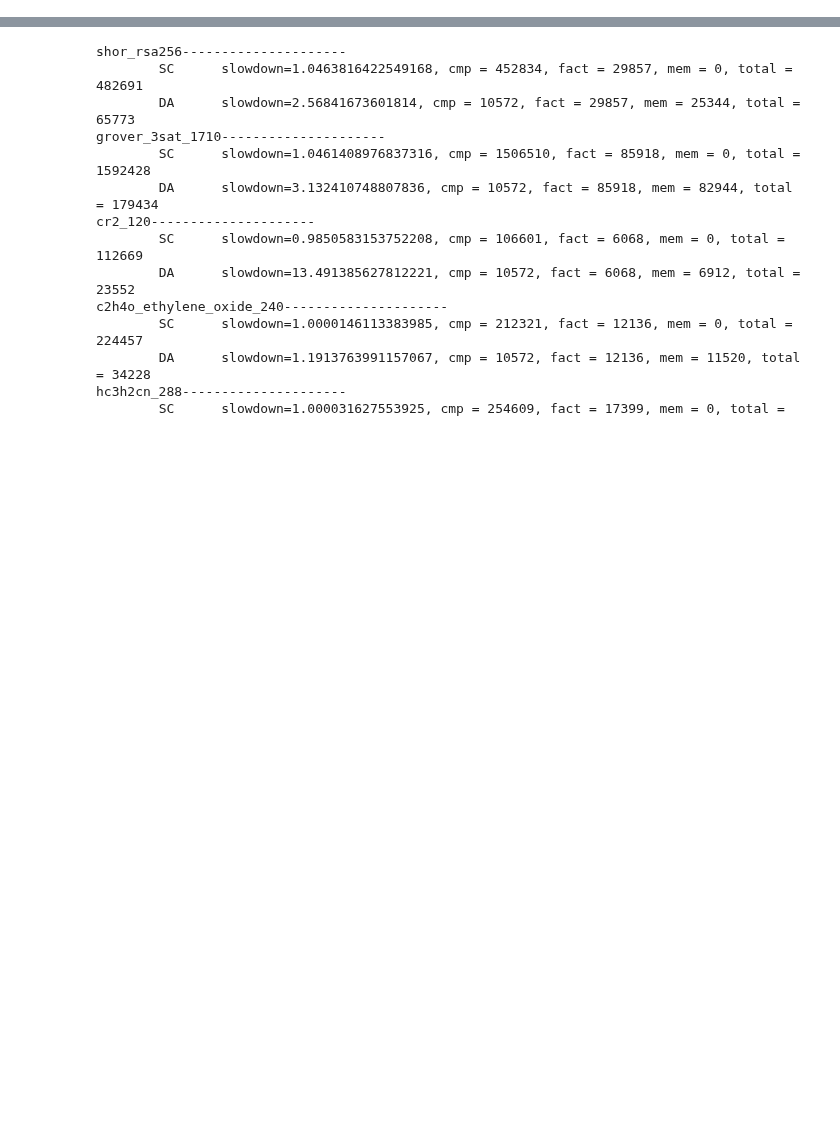
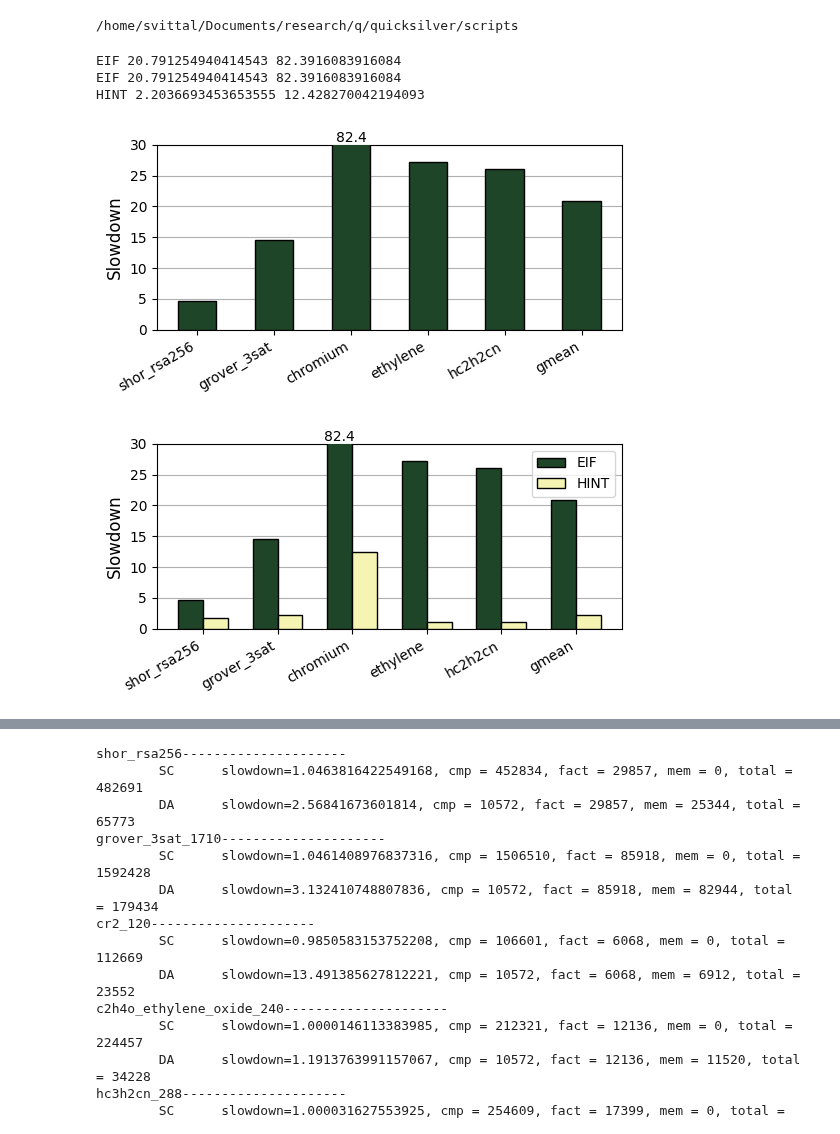
Before and after one commit to suhaskvittal/quicksilver, a Jupyter notebook: scripts/plotting.ipynb, the cells around one changed output, grey strips where cells are left out. Drawn from its saved outputs; the diff is of its cells as text; code cells hidden in the pictures; blank space fills up the shorter version.

```diff
--- a/scripts/plotting.ipynb
+++ b/scripts/plotting.ipynb
@@ -1,7 +1,15 @@
 # %%
 # author: Suhas Vittal
 # %%
-from utils import *
+import sys
+import os
+sys.path.insert(0, 'scripts')
+
+print(os.getcwd())
+
+from plotting_util import *
+# %% [output]
+/home/svittal/Documents/research/q/quicksilver/scripts
 # %%
 import matplotlib.pyplot as plt
 import numpy as np
@@ -117 +153,44 @@ s_mono_na = get_simulation_policy_results('mono_na', S_DATA_FOLDER)
+# %%
+'''
+    HINT PLOT SLOWDOWN FOR BASELINE CONFIGURATION
+'''
+
+baseline = aggregate_stats_by_policy(f'{STATS_FOLDER}/simulation_results/baseline_a12')
+eif = aggregate_stats_by_policy(f'{STATS_FOLDER}/simulation_results/eif_a12')
+hint = aggregate_stats_by_policy(f'{STATS_FOLDER}/simulation_results/hint_a12')
+
+
+# first, EIF vs baseline only ----------------------------
+
+fig, ax = plt.subplots()
+fig.set_size_inches(6.0,2.4)
+plot_stat(ax, BENCHMARKS, TICKS,
+              ['baseline', 'EIF'], [baseline,eif], ['', C1],  # legend, configs, colors
+              'CLIENT 0/KIPS', # stat_key
+              'Slowdown',
+              ylim=[0,30],
+              normalize_results_to_policy='baseline',
+              mean_type='gmean',
+              inverted_normalization=True)
+plt.savefig(f'{PLOT_FOLDER}/v{VERSION}_eif_slowdown.pdf', bbox_inches='tight')
+
+# second, EIF and HINT vs baseline -----------------------
+
+fig, ax = plt.subplots()
+fig.set_size_inches(6.0,2.4)
+plot_stat(ax, BENCHMARKS, TICKS,
+              ['baseline', 'EIF', 'HINT'], [baseline,eif,hint], ['', C1, C2],  # legend, configs, colors
+              'CLIENT 0/KIPS', # stat_key
+              'Slowdown',
+              ylim=[0,30],
+              normalize_results_to_policy='baseline',
+              mean_type='gmean',
+              inverted_normalization=True)
+plt.savefig(f'{PLOT_FOLDER}/v{VERSION}_hint_slowdown.pdf', bbox_inches='tight')
+# %% [output]
+EIF 20.791254940414543 82.3916083916084
+EIF 20.791254940414543 82.3916083916084
+HINT 2.2036693453653555 12.428270042194093
+[figure, added]
+[figure, added]
 # %%
```
Also changed, not shown: parts of 13 cells of this notebook, 9 other files.
